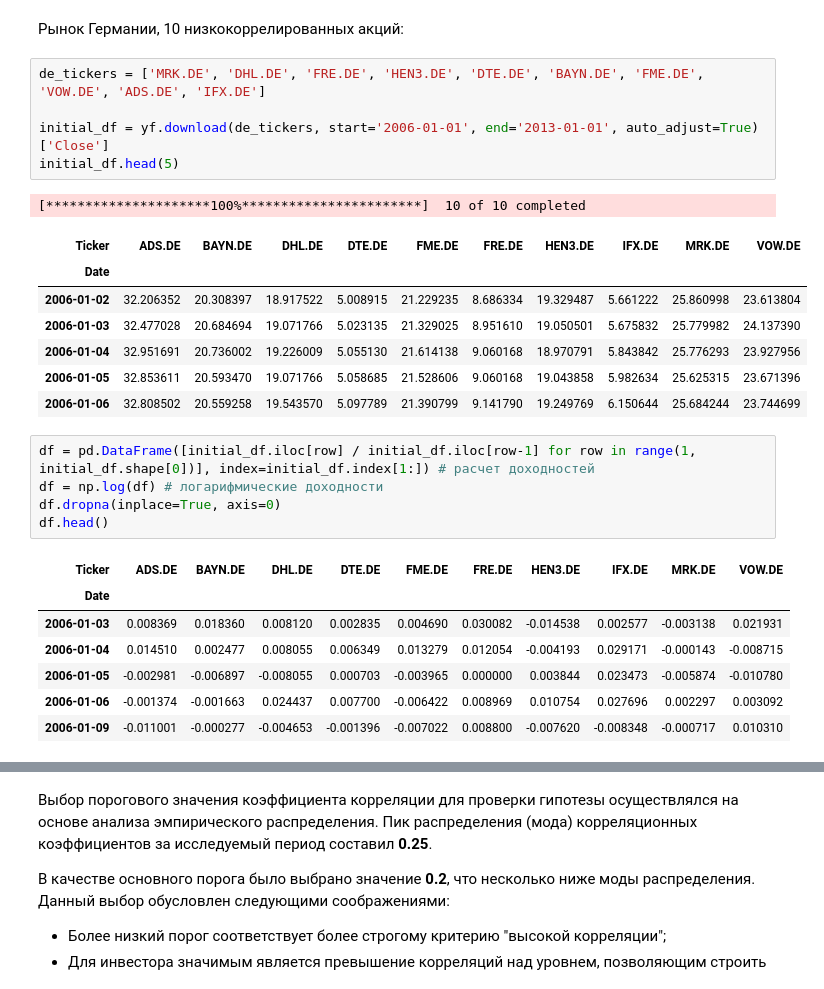
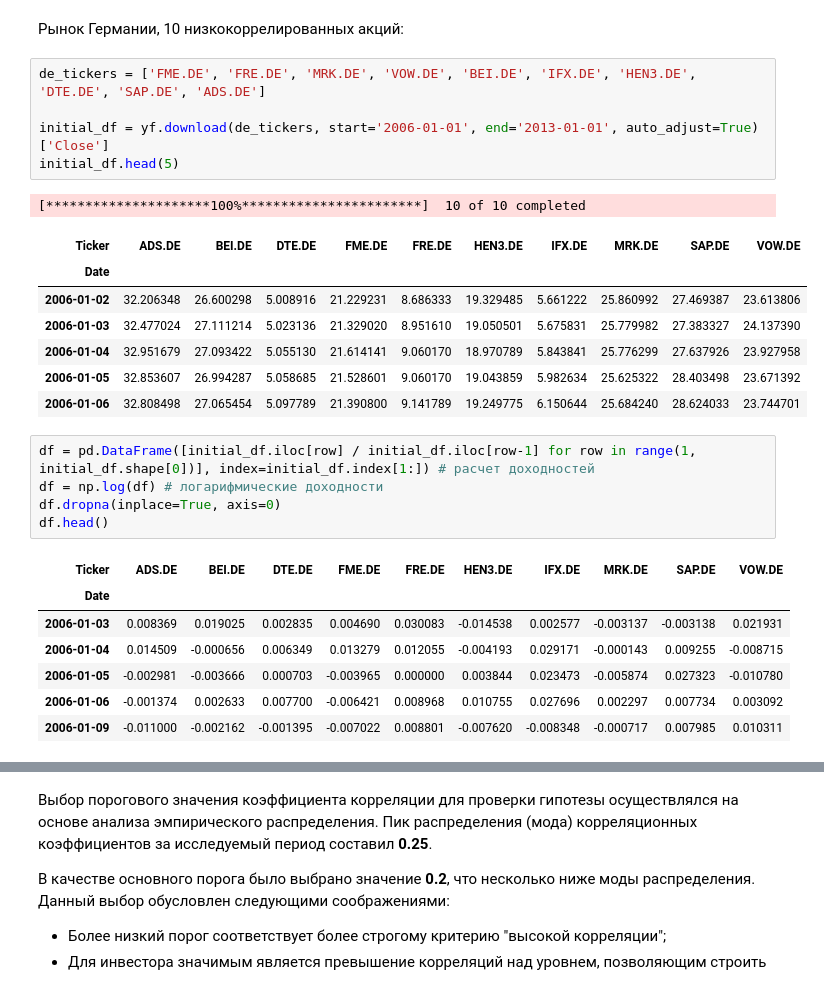
Before and after one commit to sadberyy/CrisisAnalysis, a Jupyter notebook: threshold_selection.ipynb, the cells around one changed output, grey strips where cells are left out. Cells and saved outputs as stored; diff of their text form.

```diff
--- a/threshold_selection.ipynb
+++ b/threshold_selection.ipynb
@@ -12,32 +12,32 @@ plt.style.use('ggplot')
 # %% [markdown]
 Рынок Германии, 10 низкокоррелированных акций:
 # %%
-de_tickers = ['MRK.DE', 'DHL.DE', 'FRE.DE', 'HEN3.DE', 'DTE.DE', 'BAYN.DE', 'FME.DE', 'VOW.DE', 'ADS.DE', 'IFX.DE']
+de_tickers = ['FME.DE', 'FRE.DE', 'MRK.DE', 'VOW.DE', 'BEI.DE', 'IFX.DE', 'HEN3.DE', 'DTE.DE', 'SAP.DE', 'ADS.DE']
 
 initial_df = yf.download(de_tickers, start='2006-01-01', end='2013-01-01', auto_adjust=True)['Close']
 initial_df.head(5)
 # %% [output]
 [*********************100%***********************]  10 of 10 completed
-| Ticker | ADS.DE | BAYN.DE | DHL.DE | DTE.DE | FME.DE | FRE.DE | HEN3.DE | IFX.DE | MRK.DE | VOW.DE |
+| Ticker | ADS.DE | BEI.DE | DTE.DE | FME.DE | FRE.DE | HEN3.DE | IFX.DE | MRK.DE | SAP.DE | VOW.DE |
 | Date |  |  |  |  |  |  |  |  |  |  |
-| 2006-01-02 | 32.206352 | 20.308397 | 18.917522 | 5.008915 | 21.229235 | 8.686334 | 19.329487 | 5.661222 | 25.860998 | 23.613804 |
-| 2006-01-03 | 32.477028 | 20.684694 | 19.071766 | 5.023135 | 21.329025 | 8.951610 | 19.050501 | 5.675832 | 25.779982 | 24.137390 |
-| 2006-01-04 | 32.951691 | 20.736002 | 19.226009 | 5.055130 | 21.614138 | 9.060168 | 18.970791 | 5.843842 | 25.776293 | 23.927956 |
-| 2006-01-05 | 32.853611 | 20.593470 | 19.071766 | 5.058685 | 21.528606 | 9.060168 | 19.043858 | 5.982634 | 25.625315 | 23.671396 |
-| 2006-01-06 | 32.808502 | 20.559258 | 19.543570 | 5.097789 | 21.390799 | 9.141790 | 19.249769 | 6.150644 | 25.684244 | 23.744699 |
+| 2006-01-02 | 32.206348 | 26.600298 | 5.008916 | 21.229231 | 8.686333 | 19.329485 | 5.661222 | 25.860992 | 27.469387 | 23.613806 |
+| 2006-01-03 | 32.477024 | 27.111214 | 5.023136 | 21.329020 | 8.951610 | 19.050501 | 5.675831 | 25.779982 | 27.383327 | 24.137390 |
+| 2006-01-04 | 32.951679 | 27.093422 | 5.055130 | 21.614141 | 9.060170 | 18.970789 | 5.843841 | 25.776299 | 27.637926 | 23.927958 |
+| 2006-01-05 | 32.853607 | 26.994287 | 5.058685 | 21.528601 | 9.060170 | 19.043859 | 5.982634 | 25.625322 | 28.403498 | 23.671392 |
+| 2006-01-06 | 32.808498 | 27.065454 | 5.097789 | 21.390800 | 9.141789 | 19.249775 | 6.150644 | 25.684240 | 28.624033 | 23.744701 |
 # %%
 df = pd.DataFrame([initial_df.iloc[row] / initial_df.iloc[row-1] for row in range(1, initial_df.shape[0])], index=initial_df.index[1:]) # расчет доходностей
 df = np.log(df) # логарифмические доходности
 df.dropna(inplace=True, axis=0)
 df.head()
 # %% [output]
-| Ticker | ADS.DE | BAYN.DE | DHL.DE | DTE.DE | FME.DE | FRE.DE | HEN3.DE | IFX.DE | MRK.DE | VOW.DE |
+| Ticker | ADS.DE | BEI.DE | DTE.DE | FME.DE | FRE.DE | HEN3.DE | IFX.DE | MRK.DE | SAP.DE | VOW.DE |
 | Date |  |  |  |  |  |  |  |  |  |  |
-| 2006-01-03 | 0.008369 | 0.018360 | 0.008120 | 0.002835 | 0.004690 | 0.030082 | -0.014538 | 0.002577 | -0.003138 | 0.021931 |
-| 2006-01-04 | 0.014510 | 0.002477 | 0.008055 | 0.006349 | 0.013279 | 0.012054 | -0.004193 | 0.029171 | -0.000143 | -0.008715 |
-| 2006-01-05 | -0.002981 | -0.006897 | -0.008055 | 0.000703 | -0.003965 | 0.000000 | 0.003844 | 0.023473 | -0.005874 | -0.010780 |
-| 2006-01-06 | -0.001374 | -0.001663 | 0.024437 | 0.007700 | -0.006422 | 0.008969 | 0.010754 | 0.027696 | 0.002297 | 0.003092 |
-| 2006-01-09 | -0.011001 | -0.000277 | -0.004653 | -0.001396 | -0.007022 | 0.008800 | -0.007620 | -0.008348 | -0.000717 | 0.010310 |
+| 2006-01-03 | 0.008369 | 0.019025 | 0.002835 | 0.004690 | 0.030083 | -0.014538 | 0.002577 | -0.003137 | -0.003138 | 0.021931 |
+| 2006-01-04 | 0.014509 | -0.000656 | 0.006349 | 0.013279 | 0.012055 | -0.004193 | 0.029171 | -0.000143 | 0.009255 | -0.008715 |
+| 2006-01-05 | -0.002981 | -0.003666 | 0.000703 | -0.003965 | 0.000000 | 0.003844 | 0.023473 | -0.005874 | 0.027323 | -0.010780 |
+| 2006-01-06 | -0.001374 | 0.002633 | 0.007700 | -0.006421 | 0.008968 | 0.010755 | 0.027696 | 0.002297 | 0.007734 | 0.003092 |
+| 2006-01-09 | -0.011000 | -0.002162 | -0.001395 | -0.007022 | 0.008801 | -0.007620 | -0.008348 | -0.000717 | 0.007985 | 0.010311 |
 # %%
 pd.set_option('display.width', 200)
 pd.set_option('display.max_columns', 15)
```
Also changed, not shown: parts of 4 cells of this notebook.
